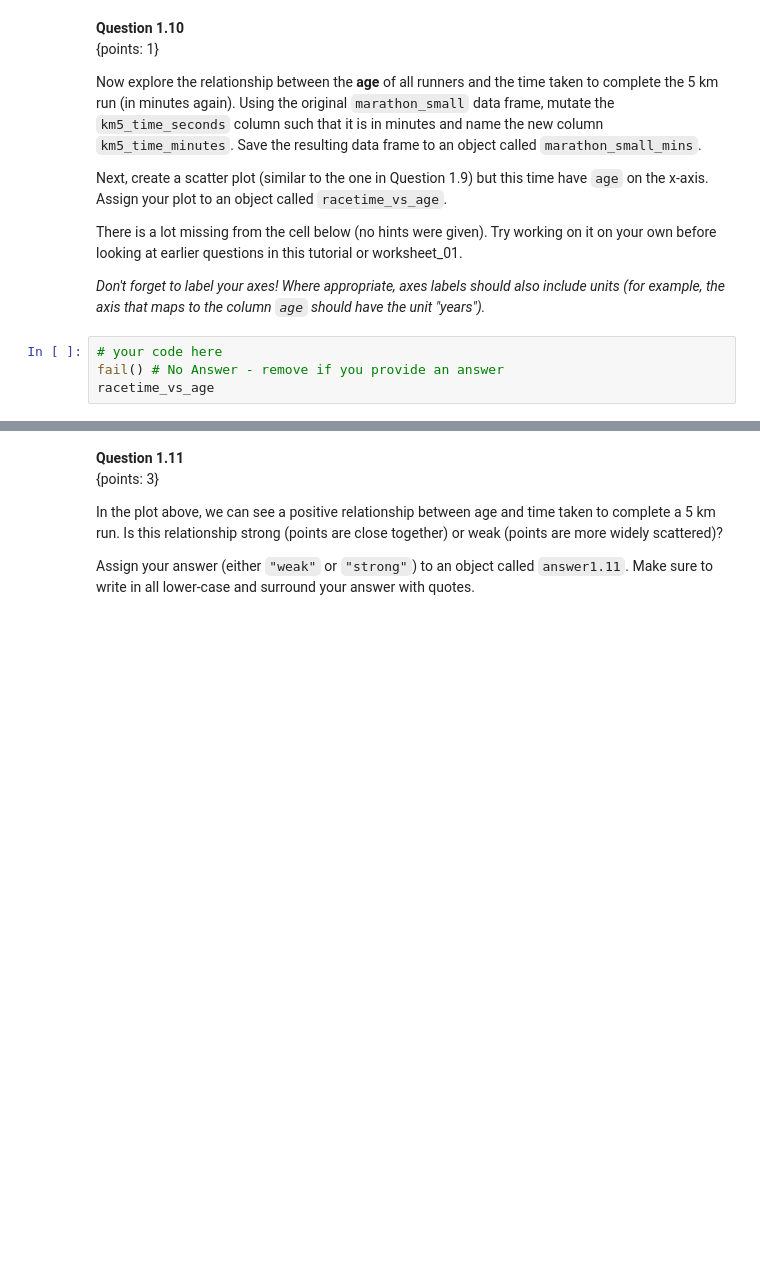
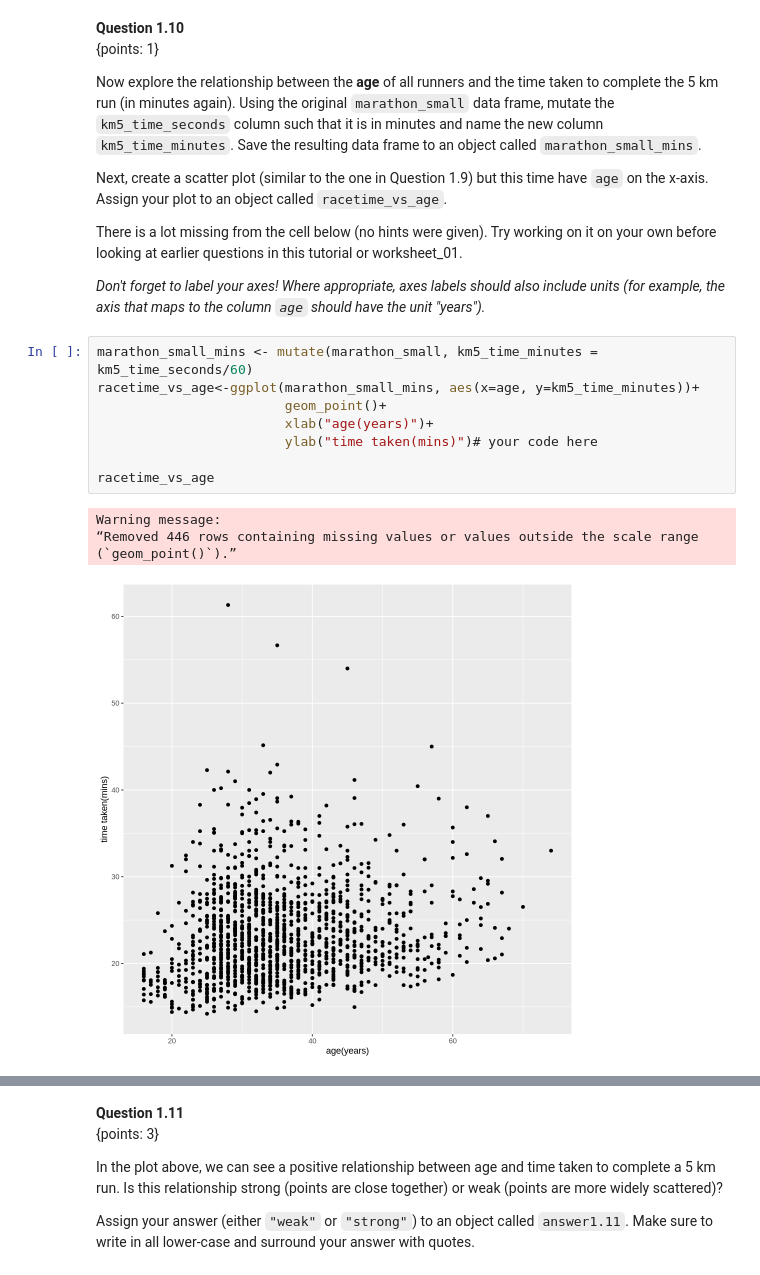
Before and after one commit to ca-vas/dsci-100-student, a Jupyter notebook: materials/R/tutorial_intro/tutorial_intro.ipynb, the cells around one changed output, grey strips where cells are left out. Drawn from its saved outputs; the diff is of its cells as text; blank space fills up the shorter version.

```diff
--- a/materials/R/tutorial_intro/tutorial_intro.ipynb
+++ b/materials/R/tutorial_intro/tutorial_intro.ipynb
@@ -432,10 +471,19 @@ Next, create a scatter plot (similar to the one in Question 1.9) but this time h
 There is a lot missing from the cell below (no hints were given). Try working on it on your own before looking at earlier questions in this tutorial or worksheet_01.
 
 *Don't forget to label your axes! Where appropriate, axes labels should also include units (for example, the axis that maps to the column `age` should have the unit "years").*
-# %%
-# your code here
-fail() # No Answer - remove if you provide an answer
-racetime_vs_age
+# %%
+marathon_small_mins <- mutate(marathon_small, km5_time_minutes = km5_time_seconds/60)
+racetime_vs_age<-ggplot(marathon_small_mins, aes(x=age, y=km5_time_minutes))+
+                        geom_point()+
+                        xlab("age(years)")+
+                        ylab("time taken(mins)")# your code here
+
+racetime_vs_age
+# %% [output]
+Warning message:
+“Removed 446 rows containing missing values or values outside the scale range
+(`geom_point()`).”
+[figure, added]
 # %%
 library(digest)
 stopifnot("type of plot is not correct (if you are using two types of geoms, try flipping the order of the geom objects!)"= setequal(digest(paste(toString(sapply(seq_len(length(racetime_vs_age$layers)), function(i) {c(class(racetime_vs_age$layers[[i]]$geom))[1]})), "e827f")), "01c148b348704c602d94b42892cca95e"))
```
Also changed, not shown: parts of 31 cells of this notebook.
